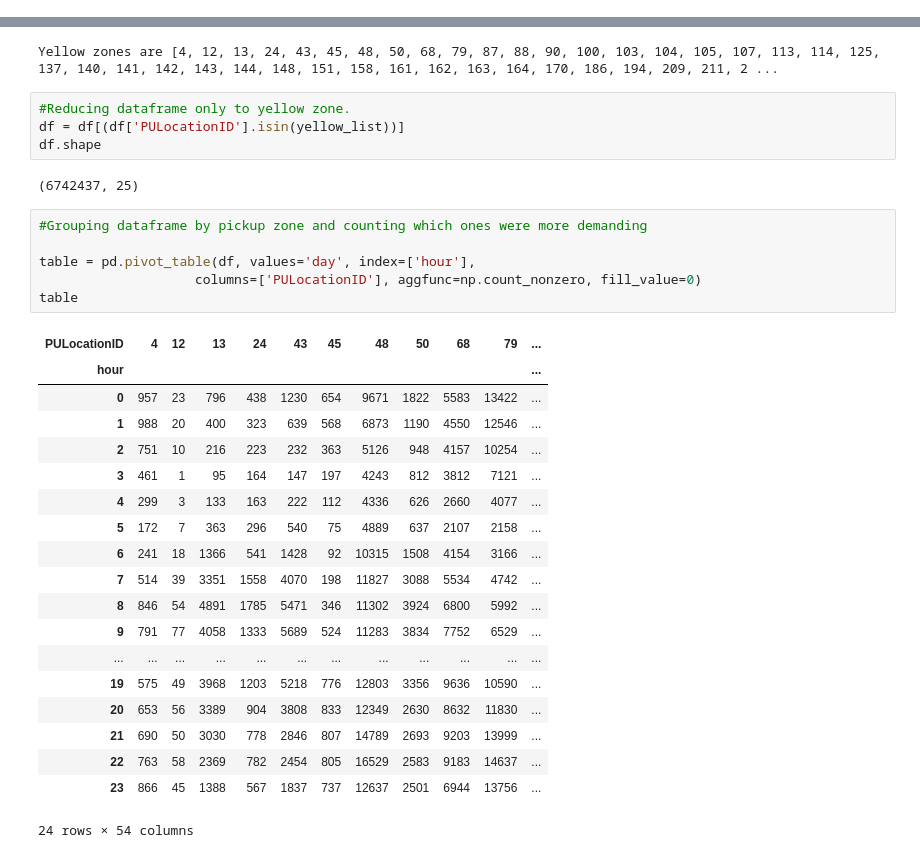
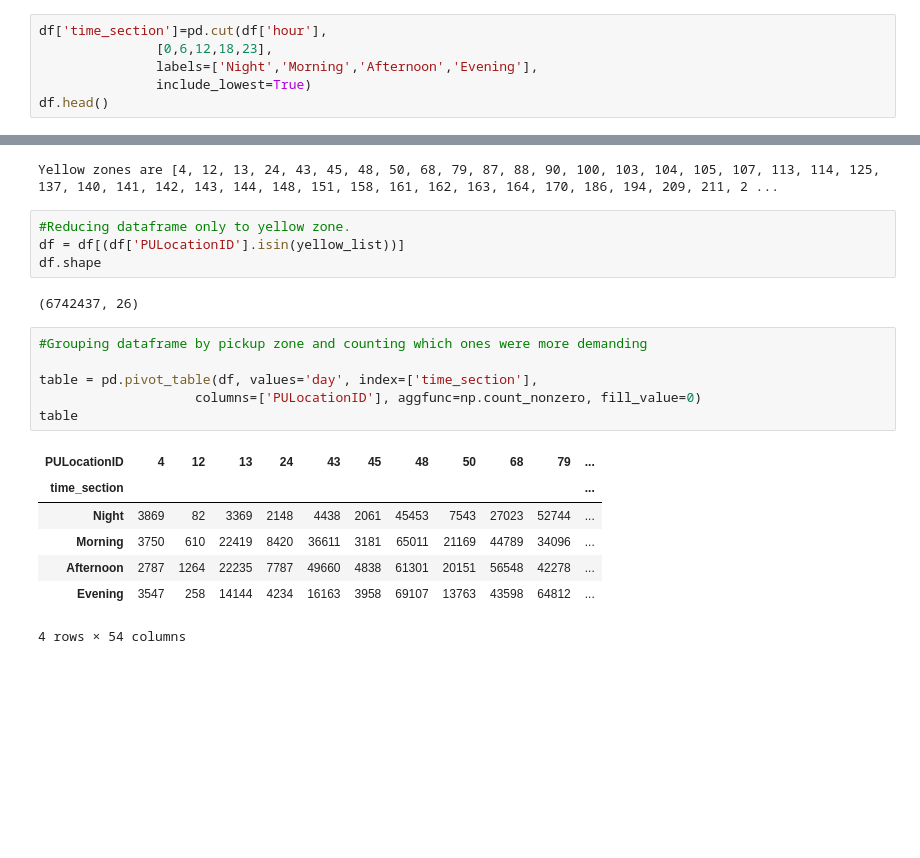
Before and after one commit to patricrp/NYC-taxi, a Jupyter notebook: NYC-taxi-DataWrangling.ipynb, the cells around one changed output, grey strips where cells are left out. Cells and saved outputs as stored; diff of their text form; blank space fills up the shorter version.

Commit message:
Create time_sections

```diff
--- a/NYC-taxi-DataWrangling.ipynb
+++ b/NYC-taxi-DataWrangling.ipynb
@@ -118,3 +118,9 @@ df.head()
 | 8 | 1 | 2019-01-01 00:32:01 | 2019-01-01 00:45:39 | 1 | 3.7 | 1 | ... |
 | 9 | 1 | 2019-01-01 00:57:32 | 2019-01-01 01:09:32 | 2 | 2.1 | 1 | ... |
 5 rows × 24 columns
+# %%
+df['time_section']=pd.cut(df['hour'],
+               [0,6,12,18,23],
+               labels=['Night','Morning','Afternoon','Evening'],
+               include_lowest=True)
+df.head()
@@ -311,30 +325,18 @@ Yellow zones are [4, 12, 13, 24, 43, 45, 48, 50, 68, 79, 87, 88, 90, 100, 103, 1
 df = df[(df['PULocationID'].isin(yellow_list))]
 df.shape
 # %% [output]
-(6742437, 25)
+(6742437, 26)
 # %%
 #Grouping dataframe by pickup zone and counting which ones were more demanding
 
-table = pd.pivot_table(df, values='day', index=['hour'],
+table = pd.pivot_table(df, values='day', index=['time_section'],
                     columns=['PULocationID'], aggfunc=np.count_nonzero, fill_value=0)
 table
 # %% [output]
 | PULocationID | 4 | 12 | 13 | 24 | 43 | 45 | 48 | 50 | 68 | 79 | ... |
-| hour |  |  |  |  |  |  |  |  |  |  | ... |
-| 0 | 957 | 23 | 796 | 438 | 1230 | 654 | 9671 | 1822 | 5583 | 13422 | ... |
-| 1 | 988 | 20 | 400 | 323 | 639 | 568 | 6873 | 1190 | 4550 | 12546 | ... |
-| 2 | 751 | 10 | 216 | 223 | 232 | 363 | 5126 | 948 | 4157 | 10254 | ... |
-| 3 | 461 | 1 | 95 | 164 | 147 | 197 | 4243 | 812 | 3812 | 7121 | ... |
-| 4 | 299 | 3 | 133 | 163 | 222 | 112 | 4336 | 626 | 2660 | 4077 | ... |
-| 5 | 172 | 7 | 363 | 296 | 540 | 75 | 4889 | 637 | 2107 | 2158 | ... |
-| 6 | 241 | 18 | 1366 | 541 | 1428 | 92 | 10315 | 1508 | 4154 | 3166 | ... |
-| 7 | 514 | 39 | 3351 | 1558 | 4070 | 198 | 11827 | 3088 | 5534 | 4742 | ... |
-| 8 | 846 | 54 | 4891 | 1785 | 5471 | 346 | 11302 | 3924 | 6800 | 5992 | ... |
-| 9 | 791 | 77 | 4058 | 1333 | 5689 | 524 | 11283 | 3834 | 7752 | 6529 | ... |
-| ... | ... | ... | ... | ... | ... | ... | ... | ... | ... | ... | ... |
-| 19 | 575 | 49 | 3968 | 1203 | 5218 | 776 | 12803 | 3356 | 9636 | 10590 | ... |
-| 20 | 653 | 56 | 3389 | 904 | 3808 | 833 | 12349 | 2630 | 8632 | 11830 | ... |
-| 21 | 690 | 50 | 3030 | 778 | 2846 | 807 | 14789 | 2693 | 9203 | 13999 | ... |
-| 22 | 763 | 58 | 2369 | 782 | 2454 | 805 | 16529 | 2583 | 9183 | 14637 | ... |
-| 23 | 866 | 45 | 1388 | 567 | 1837 | 737 | 12637 | 2501 | 6944 | 13756 | ... |
+| time_section |  |  |  |  |  |  |  |  |  |  | ... |
+| Night | 3869 | 82 | 3369 | 2148 | 4438 | 2061 | 45453 | 7543 | 27023 | 52744 | ... |
+| Morning | 3750 | 610 | 22419 | 8420 | 36611 | 3181 | 65011 | 21169 | 44789 | 34096 | ... |
+| Afternoon | 2787 | 1264 | 22235 | 7787 | 49660 | 4838 | 61301 | 20151 | 56548 | 42278 | ... |
+| Evening | 3547 | 258 | 14144 | 4234 | 16163 | 3958 | 69107 | 13763 | 43598 | 64812 | ... |
-24 rows × 54 columns
+4 rows × 54 columns
```
Also changed, not shown: parts of 1 cell of this notebook, 1 other file.
